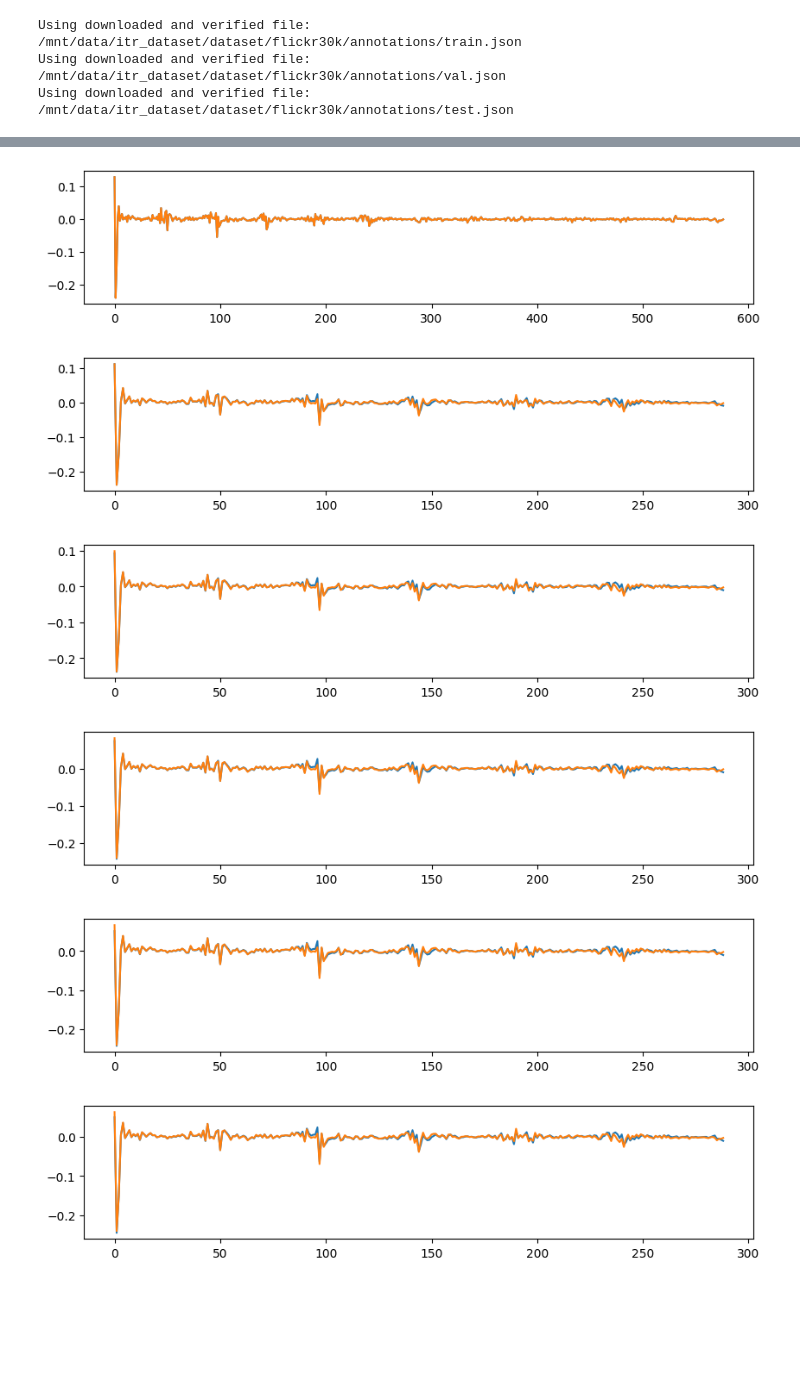
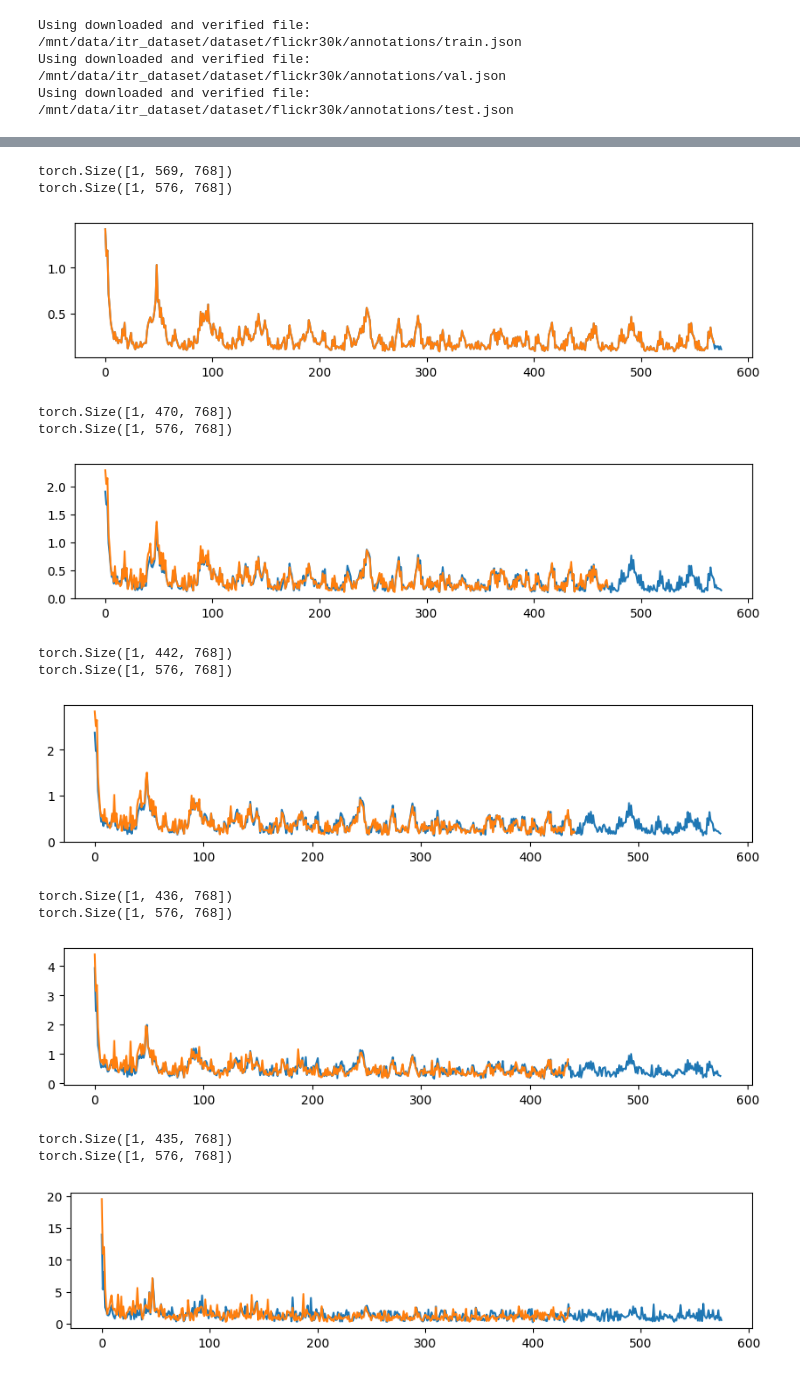
Before and after one commit to hchautran/HypCLIP, a Jupyter notebook: lab.ipynb, the cells around one changed output, grey strips where cells are left out. Saved outputs shown, nothing was run; the diff lists cells and outputs as text; code cells hidden in the pictures; blank space fills up the shorter version.

```diff
--- a/lab.ipynb
+++ b/lab.ipynb
@@ -48,4 +36,15 @@ def plot_hidden_states(hidden_states, filtered=False):
     plt.show()
 # %%
 from lavis.models import load_model_and_preprocess
+from model.modules.dct_blip import DCTLAVISBlip
+
 model, vis_processors, txt_processors = load_model_and_preprocess("blip_retrieval", "flickr", is_eval=False)
+train_loader, val_loader, test_loader = get_loaders(
+    10,
+    dataset,
+    vis_processor=vis_processors['eval'],
+    txt_processor=txt_processors['eval'],
+    tokenizer=model.tokenizer,
+)
+device = torch.device('cpu')
+model = DCTLAVISBlip(model)
@@ -74,34 +79,57 @@ DCTLAVISBlip(
 # %%
 from tqdm.auto import tqdm
-
-for batch in tqdm(train_loader):
-    wrapper.eval()
+import numpy as np
+for batch in tqdm(test_loader):
     break
 with torch.no_grad():
     # print(batch['pixel_values'].shape)
-    _,_, hidden_states = wrapper(pixel_values=batch['pixel_values'], apply_fourier=False)
-    _,_, filtered_hidden_states = wrapper(pixel_values=batch['pixel_values'], apply_fourier=True)
+    _,_, hidden_states,x_dct = model.get_vision_features(pixel_values=batch['pixel_values'].to(device), apply_fourier=False,return_all_fourier_signals=True)
+    _,_, filtered_hidden_states,x_dct_filtered = model.get_vision_features(pixel_values=batch['pixel_values'].to(device), apply_fourier=True, return_all_fourier_signals=True)
     for i in range(len(filtered_hidden_states)):
-        filtered_hidden_state = filtered_hidden_states[i].permute(1,0,2)
-        hidden_state = hidden_states[i].permute(1,0,2)
-        x_dct_filtered = dct(filtered_hidden_state.transpose(0,2), norm='ortho').transpose(0,2)
-        x_dct = dct(hidden_state.transpose(0,2), norm='ortho').transpose(0,2)[:x_dct_filtered.shape[0],:, :]
-        x_dct_filtered =x_dct_filtered.permute(1,0,2)
-        x_dct = x_dct.permute(1,0,2)
-        x_dct_filtered_mean =x_dct_filtered.mean(0).mean(1)
-        x_dct_mean = x_dct.mean(0).mean(1)
+
+        # filtered_hidden_state = filtered_hidden_states[i].permute(1,0,2)
+        # hidden_state = hidden_states[i].permute(1,0,2)
+        # x_dct_filtered = dct(filtered_hidden_state.transpose(0,2), norm='ortho').transpose(0,2)
+        # x_dct = dct(hidden_state.transpose(0,2), norm='ortho').transpose(0,2)[:x_dct_filtered.shape[0],:, :]
+        # x_dct_filtered =x_dct_filtered.permute(1,0,2)
+        # x_dct = x_dct.permute(1,0,2)
+        # threshold = 0.05
+        pred = torch.abs(x_dct_filtered[i])
+        # pred = upsample(pred.permute(0,2,1)).permute(0,2,1)
+        target = torch.abs(x_dct[i])
+        print(pred.shape)
+        print(hidden_states[i].shape)
+        # pred_amplitude = torch.abs(x_dct_filtered[i])
+
+        x_dct_filtered_mean =pred.mean(0).mean(1)
+        x_dct_mean = target.mean(0).mean(1)
+        # threshold =torch.quantile(x_dct_mean, 0.95, dim=-1, keepdim=True)
+
+        # indices = torch.where(x_dct_mean > threshold)
+        # last_index = indices[0][-1].item() if indices[0].numel() > 0 else -1
+        # print(threshold)
+        # print(last_index)
 
         plt.figure(figsize=(10, 2))
         plt.plot(x_dct_mean.cpu().detach().numpy())
         plt.plot(x_dct_filtered_mean.cpu().detach().numpy())
         plt.show()
 
 
 # plot_hidden_states(hidden_states, filtered=True)
 # %% [output]
+torch.Size([1, 569, 768])
+torch.Size([1, 576, 768])
-[figure, old version]
+[figure, new version]
+torch.Size([1, 470, 768])
+torch.Size([1, 576, 768])
-[figure, old version]
+[figure, new version]
+torch.Size([1, 442, 768])
+torch.Size([1, 576, 768])
-[figure, old version]
+[figure, new version]
+torch.Size([1, 436, 768])
+torch.Size([1, 576, 768])
-[figure, old version]
+[figure, new version]
+torch.Size([1, 435, 768])
+torch.Size([1, 576, 768])
-[figure, old version]
+[figure, new version]
-[figure, removed]
```
Also changed, not shown: parts of 14 cells of this notebook, 9 other files.
